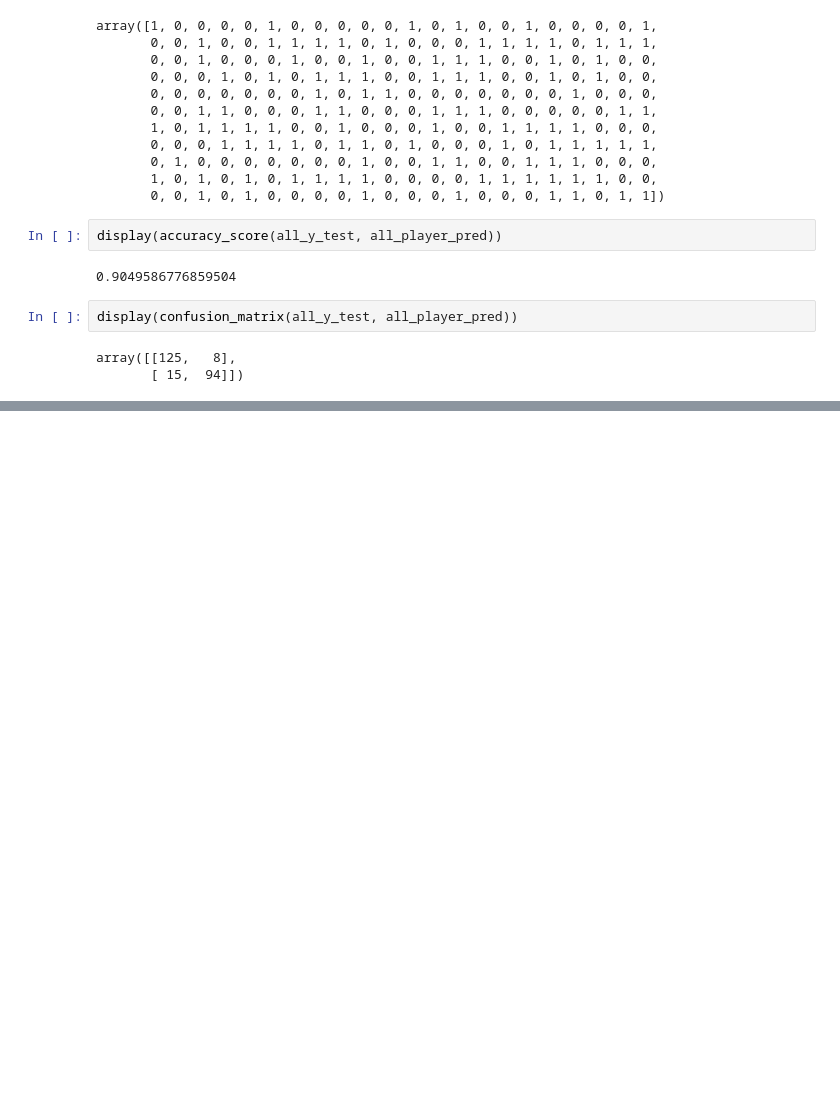
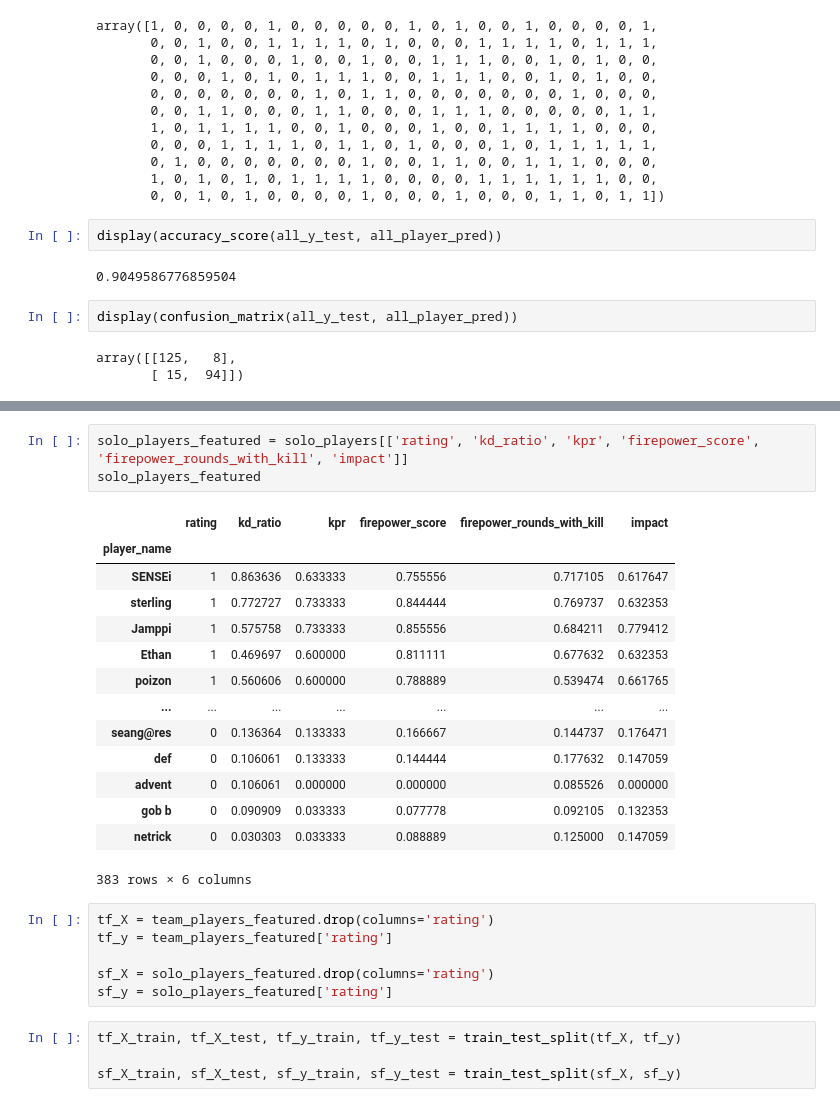
Before and after one commit to SikoticVinyl/VictorVis, a Jupyter notebook: ModelFiles/logisticregression.ipynb, the cells around one changed output, grey strips where cells are left out. Drawn from its saved outputs; the diff is of its cells as text; blank space fills up the shorter version.

```diff
--- a/ModelFiles/logisticregression.ipynb
+++ b/ModelFiles/logisticregression.ipynb
@@ -463,0 +490,28 @@ array([[125,   8],
+# %%
+solo_players_featured = solo_players[['rating', 'kd_ratio', 'kpr', 'firepower_score', 'firepower_rounds_with_kill', 'impact']]
+solo_players_featured
+# %% [output]
+|  | rating | kd_ratio | kpr | firepower_score | firepower_rounds_with_kill | impact |
+| player_name |  |  |  |  |  |  |
+| SENSEi | 1 | 0.863636 | 0.633333 | 0.755556 | 0.717105 | 0.617647 |
+| sterling | 1 | 0.772727 | 0.733333 | 0.844444 | 0.769737 | 0.632353 |
+| Jamppi | 1 | 0.575758 | 0.733333 | 0.855556 | 0.684211 | 0.779412 |
+| Ethan | 1 | 0.469697 | 0.600000 | 0.811111 | 0.677632 | 0.632353 |
+| poizon | 1 | 0.560606 | 0.600000 | 0.788889 | 0.539474 | 0.661765 |
+| ... | ... | ... | ... | ... | ... | ... |
+| seang@res | 0 | 0.136364 | 0.133333 | 0.166667 | 0.144737 | 0.176471 |
+| def | 0 | 0.106061 | 0.133333 | 0.144444 | 0.177632 | 0.147059 |
+| advent | 0 | 0.106061 | 0.000000 | 0.000000 | 0.085526 | 0.000000 |
+| gob b | 0 | 0.090909 | 0.033333 | 0.077778 | 0.092105 | 0.132353 |
+| netrick | 0 | 0.030303 | 0.033333 | 0.088889 | 0.125000 | 0.147059 |
+383 rows × 6 columns
+# %%
+tf_X = team_players_featured.drop(columns='rating')
+tf_y = team_players_featured['rating']
+
+sf_X = solo_players_featured.drop(columns='rating')
+sf_y = solo_players_featured['rating']
+# %%
+tf_X_train, tf_X_test, tf_y_train, tf_y_test = train_test_split(tf_X, tf_y)
+
+sf_X_train, sf_X_test, sf_y_train, sf_y_test = train_test_split(sf_X, sf_y)
```
Also changed, not shown: parts of 6 cells of this notebook, 1 other file.
